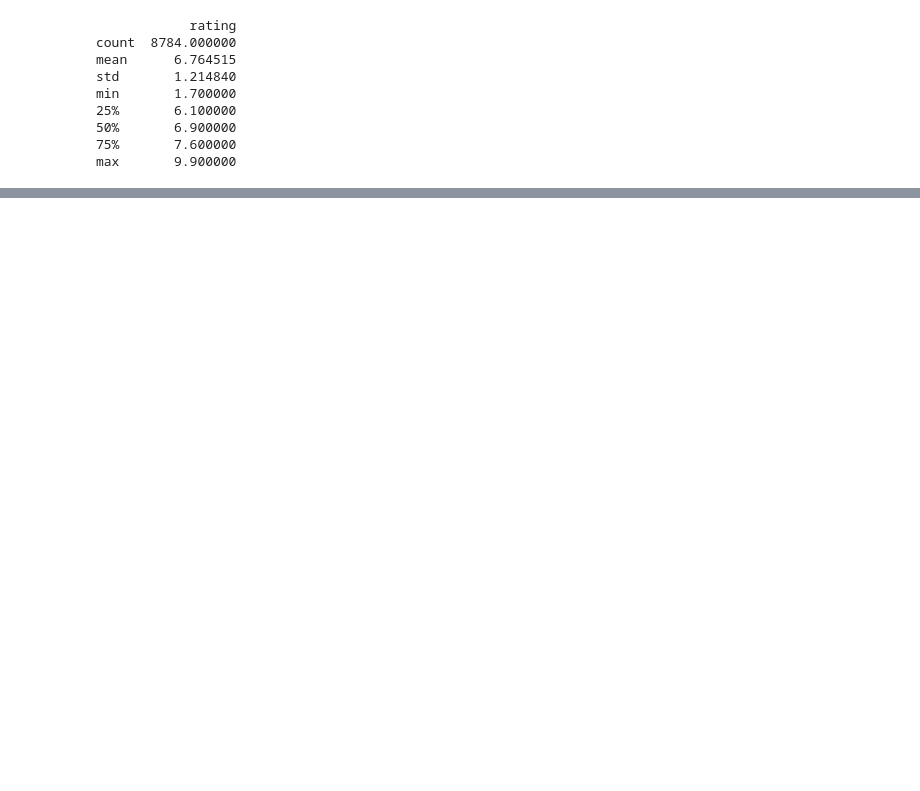
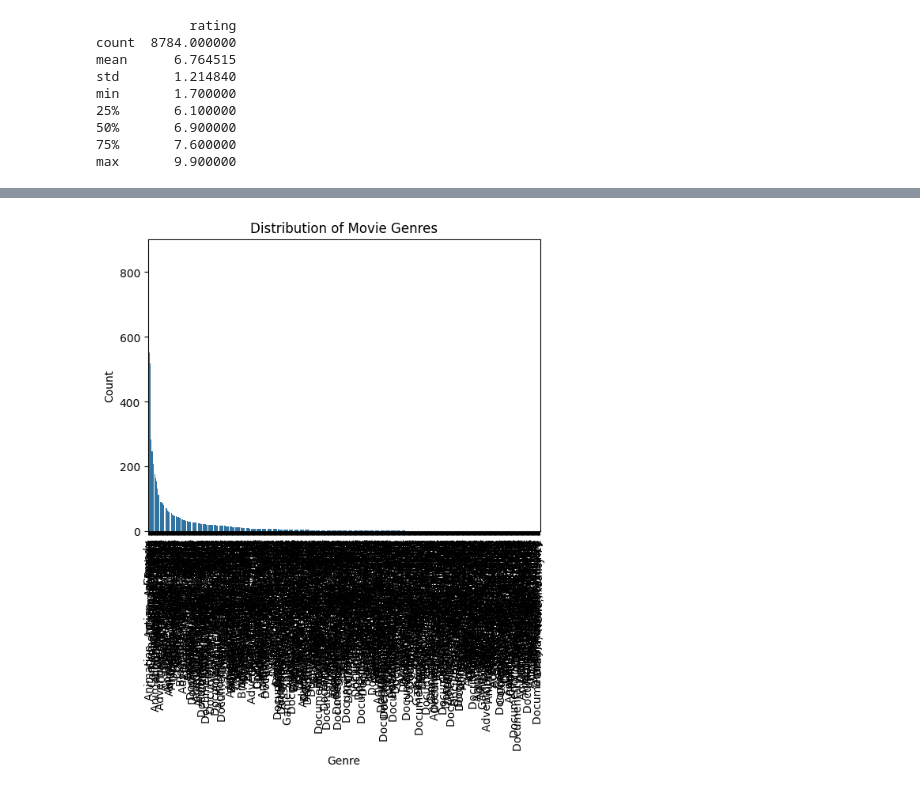
Before and after one commit to mokeyzz1/datafun-06-eda, a Jupyter notebook: moses_eda.ipynb, the cells around one changed output, grey strips where cells are left out. Drawn from its saved outputs; the diff is of its cells as text; code cells hidden in the pictures; blank space fills up the shorter version.

```diff
--- a/moses_eda.ipynb
+++ b/moses_eda.ipynb
@@ -80,0 +123,13 @@ plt.show()
+# %%
+# Inspect value counts for 'genre' column
+df['genre'].value_counts()
+
+# Plot the distribution of genres
+sns.countplot(x='genre', data=df, order=df['genre'].value_counts().index)
+plt.xticks(rotation=90)
+plt.title('Distribution of Movie Genres')
+plt.xlabel('Genre')
+plt.ylabel('Count')
+plt.show()
+# %% [output]
+[figure, added]
```
Also changed, not shown: parts of 32 cells of this notebook, 2 other files.
